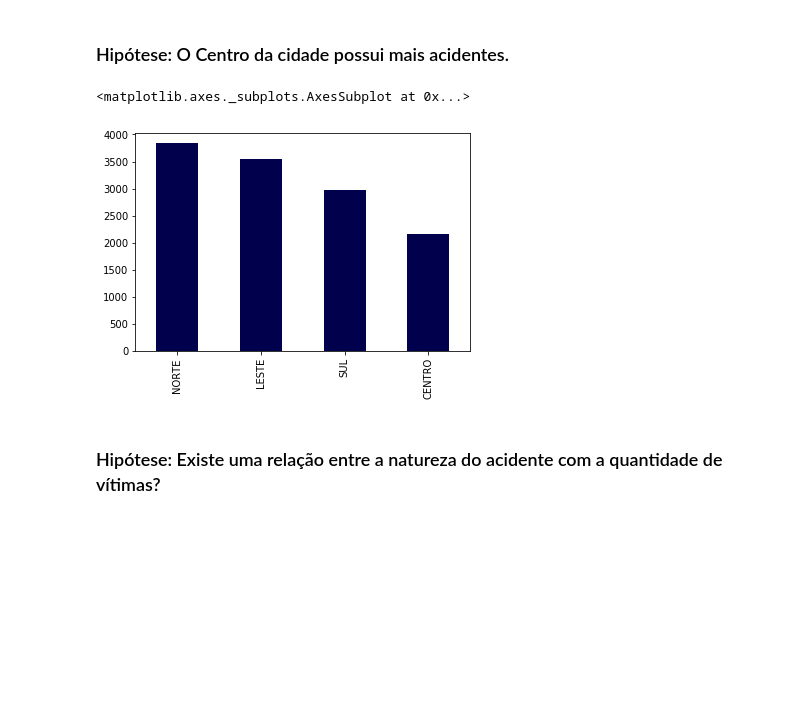
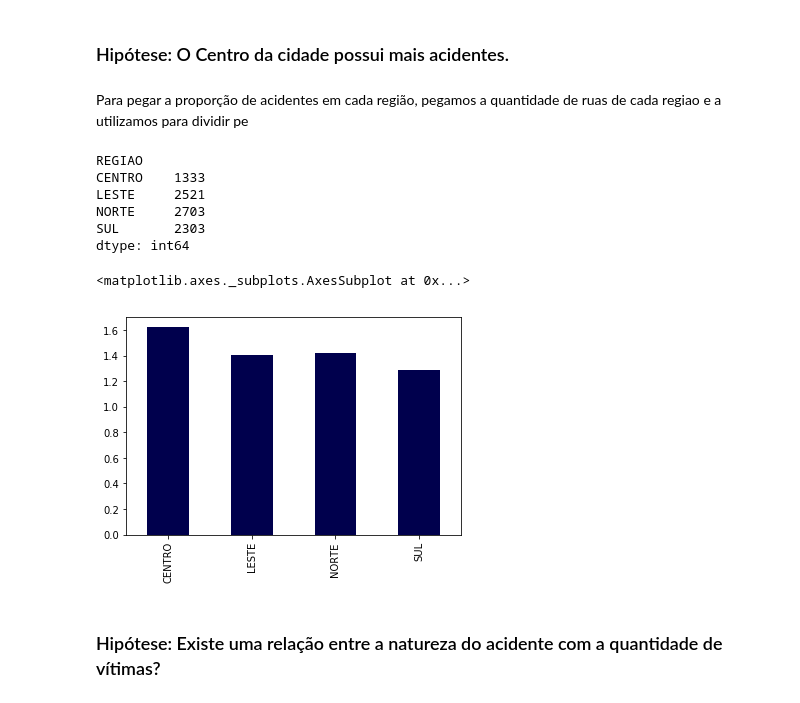
Before and after one commit to if1015-datascience-ufpe/2018-2-projeto-data-lords, a Jupyter notebook: project.ipynb, the cells around one changed output. Drawn from its saved outputs; the diff is of its cells as text; code cells hidden in the pictures; blank space fills up the shorter version.

```diff
--- a/project.ipynb
+++ b/project.ipynb
@@ -787,12 +760,25 @@ hurt_amount_region.drop(['NAO IDENTIFICADO']).plot.bar(logy=True)
 [figure]
 # %% [markdown]
 ### Hipótese: O Centro da cidade possui mais acidentes.
+# %% [markdown]
+Para pegar a proporção de acidentes em cada região, pegamos a quantidade de ruas de cada regiao e a utilizamos para dividir pe
+# %%
+street_by_region = acidents_data.groupby(['REGIAO', 'LOCAL_VIA']).size()
+street_by_region = street_by_region.groupby('REGIAO').count().drop(['NAO IDENTIFICADO'])
+street_by_region
+# %% [output]
+REGIAO
+CENTRO    1333
+LESTE     2521
+NORTE     2703
+SUL       2303
+dtype: int64
 # %%
-region_acidents = acidents_data['REGIAO'].value_counts()
+region_acidents = acidents_data['REGIAO'].value_counts()/street_by_region
 region_acidents.drop(['NAO IDENTIFICADO']).plot.bar(color =(0,0,0.3))
 # %% [output]
 <matplotlib.axes._subplots.AxesSubplot at 0x...>
-[figure, old version]
+[figure, new version]
 # %% [markdown]
 ### Hipótese: Existe uma relação entre a natureza do acidente com a quantidade de vítimas?
 # %%
```
Also changed, not shown: parts of 6 cells of this notebook.
